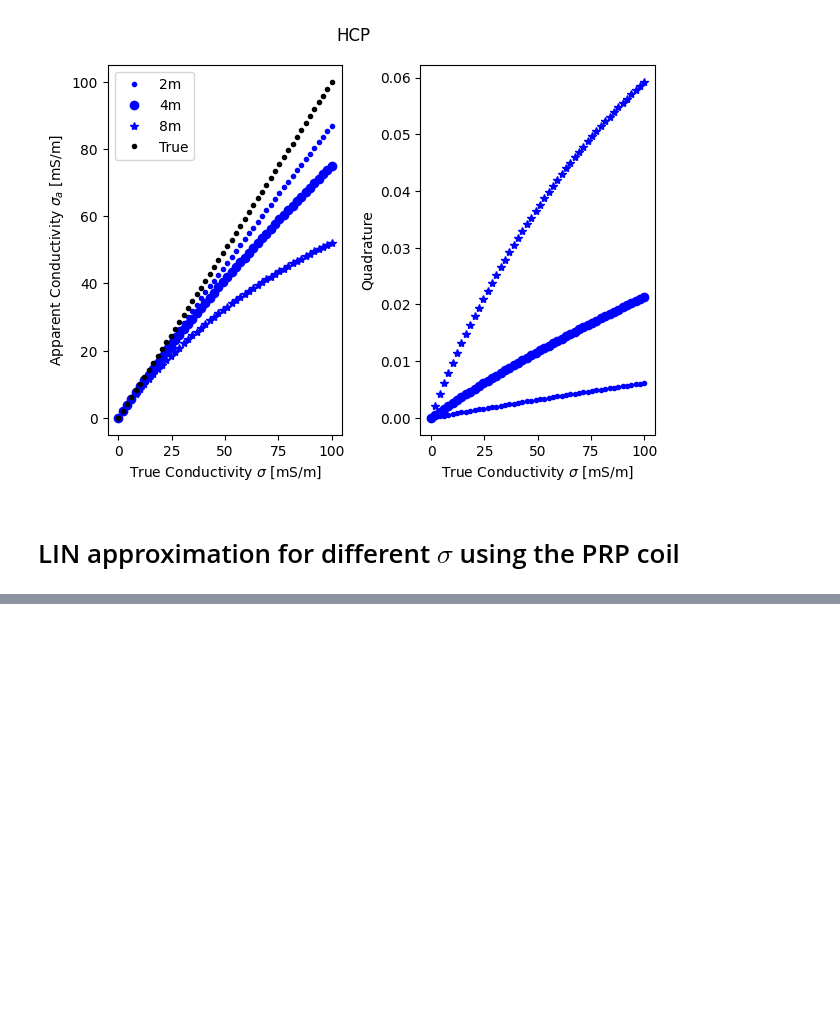
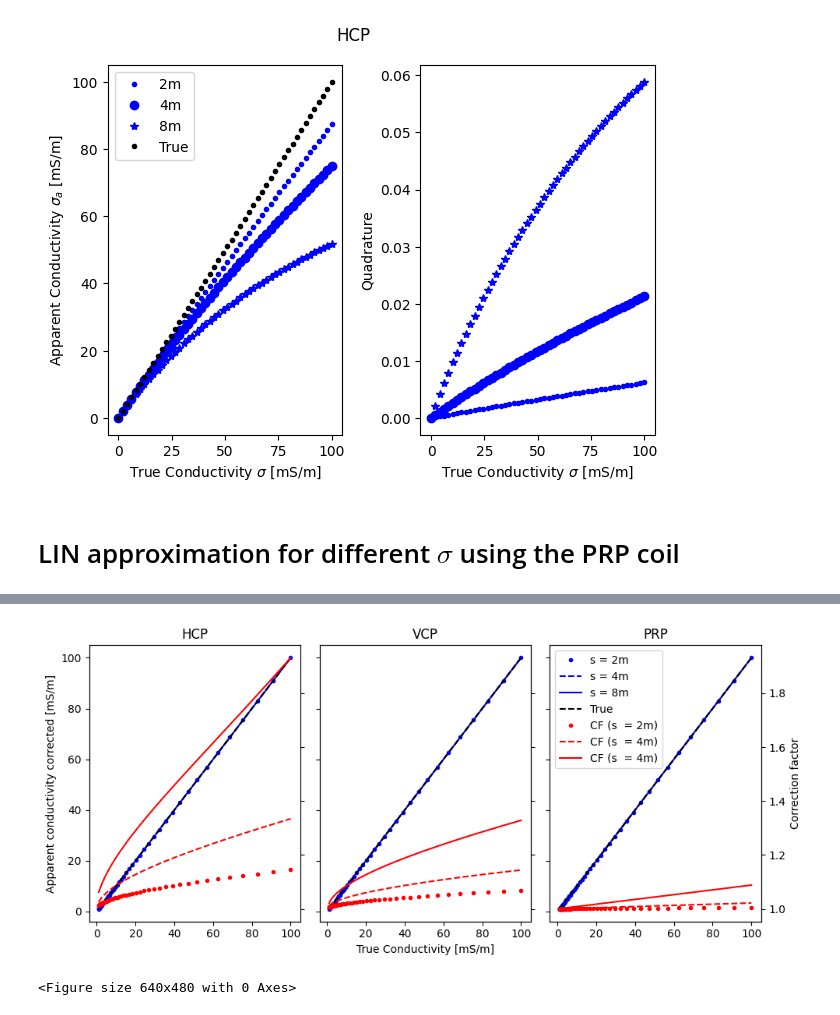
Before and after one commit to mariacarrizo/ExactEMI1D, a Jupyter notebook: LIN_App_Limitations.ipynb, the cells around one changed output, grey strips where cells are left out. Saved outputs shown, nothing was run; the diff lists cells and outputs as text; code cells hidden in the pictures; blank space fills up the shorter version.

```diff
--- a/LIN_App_Limitations.ipynb
+++ b/LIN_App_Limitations.ipynb
@@ -350,0 +377,18 @@ fig.tight_layout()
+# %%
+## Calculate correction factors
+
+CF_HCP = np.ones_like(sigma_app_HCP)
+CF_VCP = np.ones_like(sigma_app_VCP)
+CF_PRP = np.ones_like(sigma_app_PRP)
+
+CF_HCP[:,0] = sigma_arr / sigma_app_HCP[:,0]
+CF_HCP[:,1] = sigma_arr / sigma_app_HCP[:,1]
+CF_HCP[:,2] = sigma_arr / sigma_app_HCP[:,2]
+
+CF_VCP[:,0] = sigma_arr / sigma_app_VCP[:,0]
+CF_VCP[:,1] = sigma_arr / sigma_app_VCP[:,1]
+CF_VCP[:,2] = sigma_arr / sigma_app_VCP[:,2]
+
+CF_PRP[:,0] = sigma_arr / sigma_app_PRP[:,0]
+CF_PRP[:,1] = sigma_arr / sigma_app_PRP[:,1]
+CF_PRP[:,2] = sigma_arr / sigma_app_PRP[:,2]
@@ -350,0 +424,49 @@ fig.tight_layout()
+# %%
+fig, (ax1, ax2, ax3) = plt.subplots(1,3, sharey=True, figsize=(10,4.5))
+
+sh2,=ax1.plot(sigma_arr*1000, sigma_app_HCP[:,0]*1000 * CF_HCP[:,0], '.b', label = 's = 2m')
+sh4,=ax1.plot(sigma_arr*1000, sigma_app_HCP[:,1]*1000 * CF_HCP[:,1], '--b', label = 's = 4m')
+sh8,=ax1.plot(sigma_arr*1000, sigma_app_HCP[:,2]*1000 * CF_HCP[:,2], 'b', label = 's = 8m')
+sht,=ax1.plot(sigma_arr*1000, sigma_arr*1000, '--k', label='True')
+ax1.set_ylabel('Apparent conductivity corrected [mS/m]')
+ax1.set_title('HCP')
+ax12 = ax1.twinx()
+cfh2,= ax12.plot(sigma_arr*1000, CF_HCP[:,0], '.r', label = 'CF (s  = 2m)')
+cfh4,=ax12.plot(sigma_arr*1000, CF_HCP[:,1], '--r', label = 'CF (s  = 4m)')
+cfh8,=ax12.plot(sigma_arr*1000, CF_HCP[:,2], 'r', label = 'CF (s  = 4m)')
+
+
+ax2.plot(sigma_arr*1000, sigma_app_VCP[:,0]*1000 * CF_VCP[:,0], '.b', label = 's = 2m')
+ax2.plot(sigma_arr*1000, sigma_app_VCP[:,1]*1000 * CF_VCP[:,1], '--b', label = 's = 4m')
+ax2.plot(sigma_arr*1000, sigma_app_VCP[:,2]*1000 * CF_VCP[:,2], 'b', label = 's = 8m')
+ax2.plot(sigma_arr*1000, sigma_arr*1000, '--k', label='True')
+ax2.set_title('VCP')
+ax2.set_xlabel('True Conductivity [mS/m]')
+ax22 = ax2.twinx()
+ax22.plot(sigma_arr*1000, CF_VCP[:,0], '.r', label = 'CF VCP (s  = 2m)')
+ax22.plot(sigma_arr*1000, CF_VCP[:,1], '--r', label = 'CF VCP (s  = 4m)')
+ax22.plot(sigma_arr*1000, CF_VCP[:,2], 'r', label = 'CF VCP (s  = 8m)')
+
+s2 = ax3.plot(sigma_arr*1000, sigma_app_PRP[:,0]*1000 * CF_PRP[:,0], '.b', label = 's = 2m')
+s4 = ax3.plot(sigma_arr*1000, sigma_app_PRP[:,1]*1000 * CF_PRP[:,1], '--b', label = 's = 4m')
+s8 = ax3.plot(sigma_arr*1000, sigma_app_PRP[:,2]*1000 * CF_PRP[:,2], 'b', label = 's = 8m')
+st = ax3.plot(sigma_arr*1000, sigma_arr*1000, '--k', label='True')
+ax3.set_title('PRP')
+
+ax32 = ax3.twinx()
+cf2 = ax32.plot(sigma_arr*1000, CF_PRP[:,0], '.r', label = 'CF (s  = 2m)')
+cf4 = ax32.plot(sigma_arr*1000, CF_PRP[:,1], '--r', label = 'CF (s  = 4m)')
+cf8 = ax32.plot(sigma_arr*1000, CF_PRP[:,2], 'r', label = 'CF (s  = 8m)')
+ax32.set_ylabel('Correction factor')
+ax3.legend(handles = [sh2, sh4, sh8, sht, cfh2, cfh4, cfh8],  loc='upper left')
+
+ax12.get_shared_y_axes().join(ax12, ax22, ax32)
+
+ax12.tick_params(labelright=False)
+ax22.tick_params(labelright=False)
+plt.tight_layout()
+plt.show()
+plt.savefig('LIN_Approx_CF')
+# %% [output]
+[figure, added]
+<Figure size 640x480 with 0 Axes>
```
Also changed, not shown: parts of 13 cells of this notebook.
